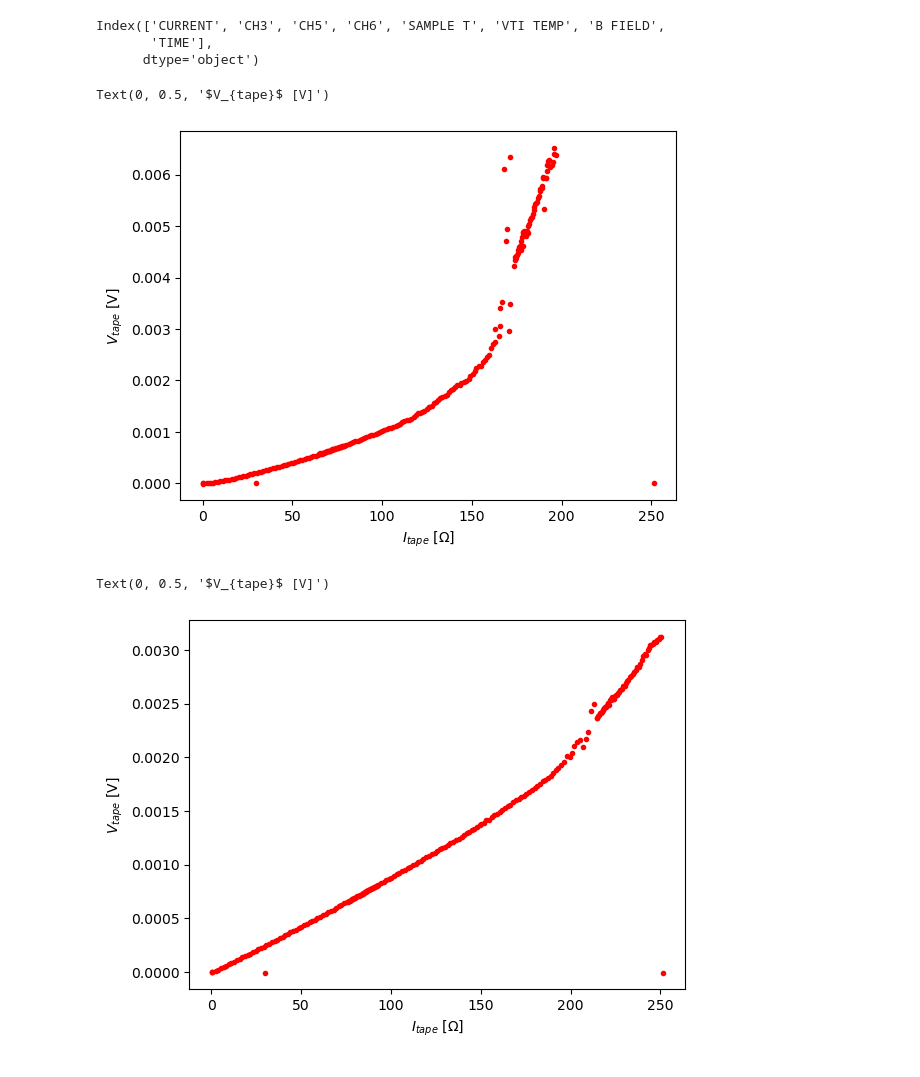
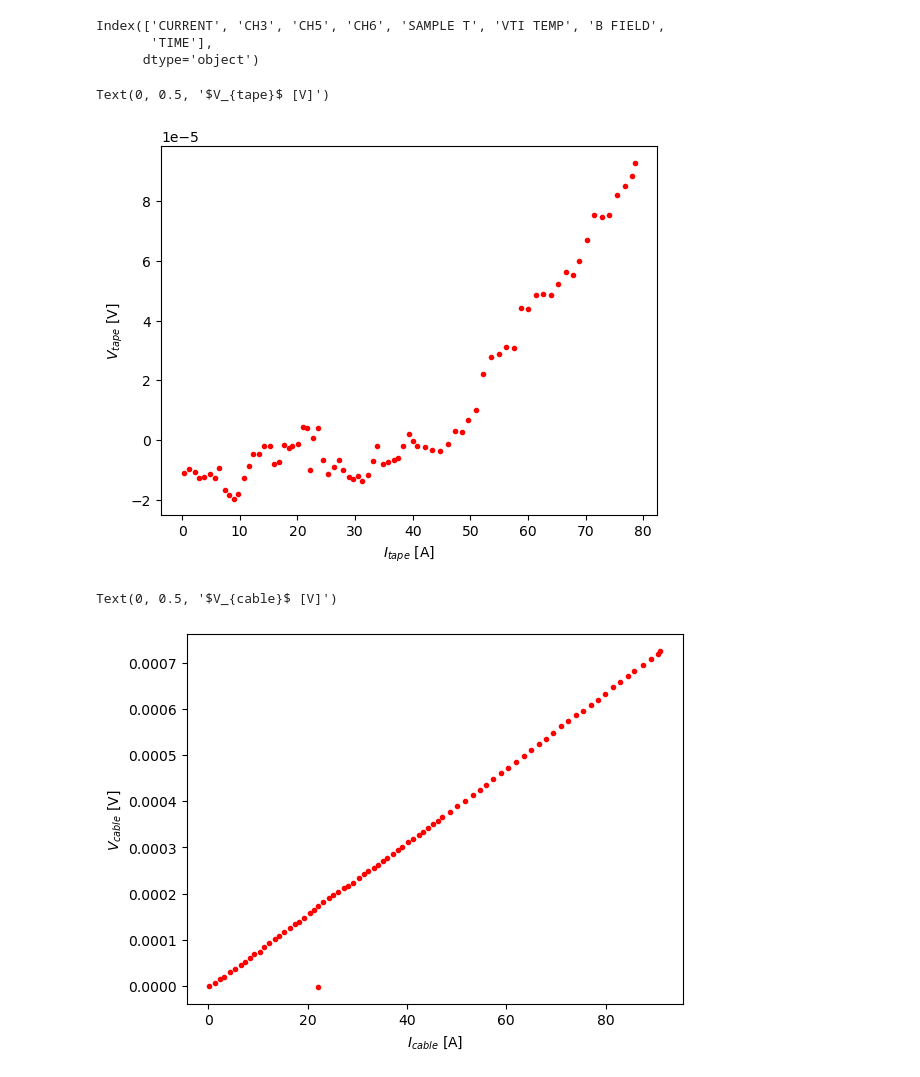
Before and after one commit to rosepowers29/flat-rebco-cable, a Jupyter notebook: plot_IC.ipynb, the cells around one changed output. Drawn from its saved outputs; the diff is of its cells as text; code cells hidden in the pictures.

```diff
--- a/plot_IC.ipynb
+++ b/plot_IC.ipynb
@@ -6,7 +6,7 @@ import matplotlib.pyplot as plt
 # %%
 # populate this cell once we know the format of the input data
 # sep lets us read in a tab-separated textfile as a csv
-infile = pd.read_csv("4mm-eb-30mm-run3.txt", sep = "\t")
+infile = pd.read_csv("../../Flat_REBCO_Data_Fall25/12-05-2025/6mm-eb-30mm-run2.txt", sep = "\t")
 print(infile.columns)
 # %% [output]
 Index(['CURRENT', 'CH3', 'CH5', 'CH6', 'SAMPLE T', 'VTI TEMP', 'B FIELD',
@@ -29,14 +29,14 @@ plt.xlabel("$I_{tape}$ [A]")
 plt.ylabel("$V_{tape}$ [V]")
 # %% [output]
 Text(0, 0.5, '$V_{tape}$ [V]')
-[figure, old version]
+[figure, new version]
 # %%
 plt.scatter(I_input, V_tot, marker = '.', color = 'red')
-plt.xlabel("$I_{tape}$ [A]")
-plt.ylabel("$V_{tape}$ [V]")
+plt.xlabel("$I_{cable}$ [A]")
+plt.ylabel("$V_{cable}$ [V]")
 # %% [output]
-Text(0, 0.5, '$V_{tape}$ [V]')
+Text(0, 0.5, '$V_{cable}$ [V]')
-[figure, old version]
+[figure, new version]
 # %%
 plt.scatter(I_input, V_tape, marker = '.', color = 'red', label = "Measured (total)")
 plt.scatter(I_tape, V_tape, marker = '.', color = 'blue', label = "Tape Only")
```
Also changed, not shown: parts of 1 cell of this notebook.
